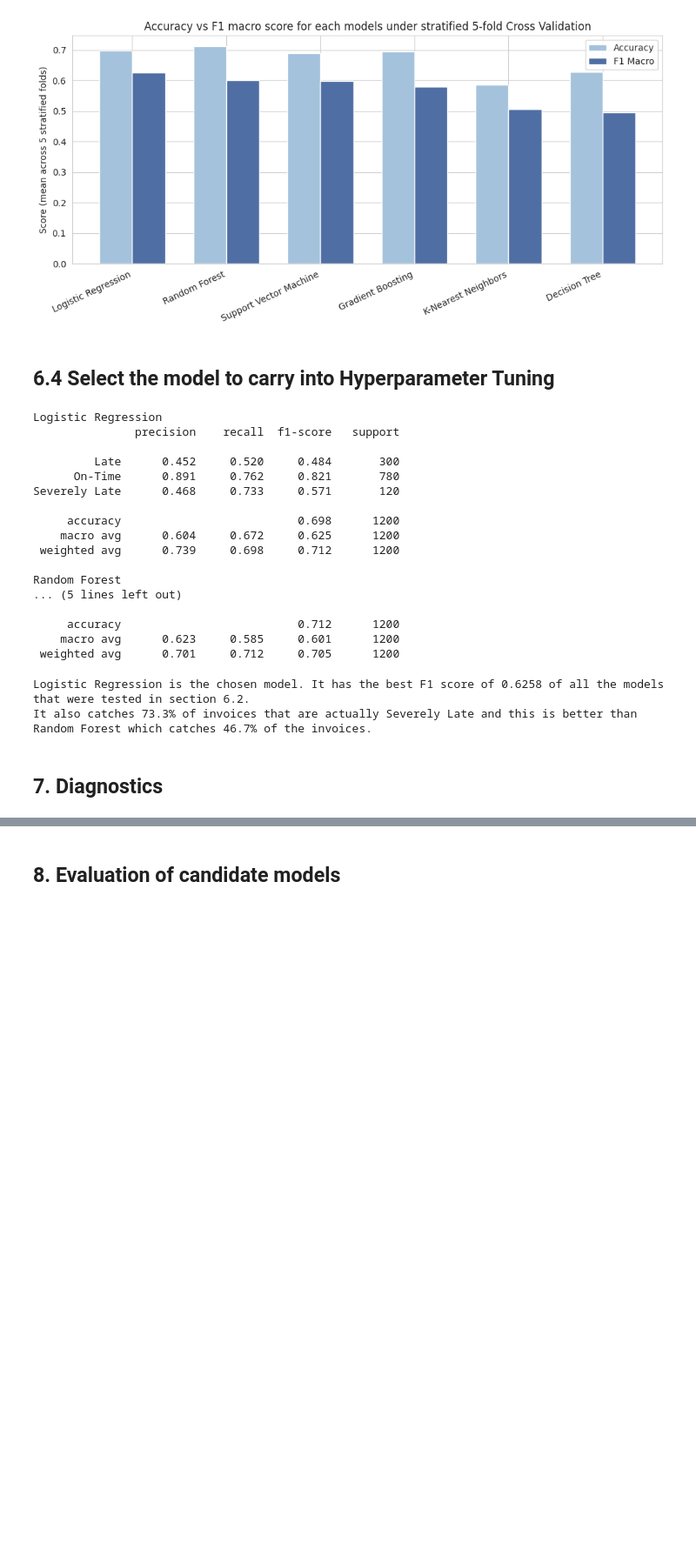
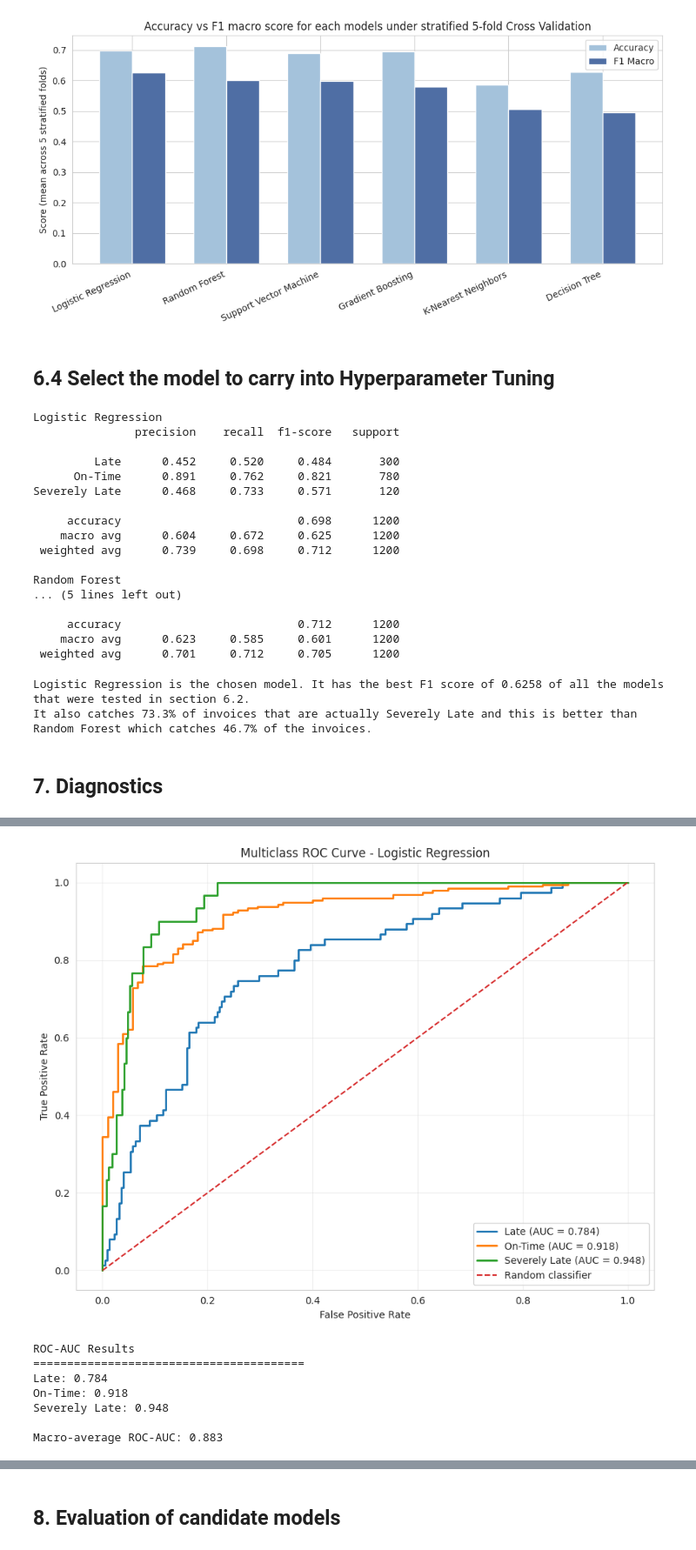
Before and after one commit to tanuiivy/bbt4106-202604-D4-classification, a Jupyter notebook: bbt4106_202604_D4_classification.ipynb, the cells around one changed output, grey strips where cells are left out. Shown at 87% size. Drawn from its saved outputs; the diff is of its cells as text; code cells hidden in the pictures; blank space fills up the shorter version.

```diff
--- a/bbt4106_202604_D4_classification.ipynb
+++ b/bbt4106_202604_D4_classification.ipynb
@@ -804,0 +954,78 @@ It also catches 73.3% of invoices that are actually Severely Late and this is be
+# %%
+# ============================================================
+# 7.4 Multiclass ROC Curve
+# ============================================================
+
+from sklearn.preprocessing import label_binarize
+from sklearn.metrics import roc_curve, auc, roc_auc_score
+
+# Get predicted probabilities
+y_test_proba = selected_pipe.predict_proba(X_test_sel)
+
+# Convert the multiclass target into one-vs-rest binary form
+y_test_bin = label_binarize(
+    y_test,
+    classes=class_labels
+)
+
+plt.figure(figsize=(9, 7))
+
+roc_auc_values = {}
+
+for i, class_name in enumerate(class_labels):
+
+    fpr, tpr, _ = roc_curve(
+        y_test_bin[:, i],
+        y_test_proba[:, i]
+    )
+
+    class_auc = auc(fpr, tpr)
+    roc_auc_values[class_name] = class_auc
+
+    plt.plot(
+        fpr,
+        tpr,
+        linewidth=2,
+        label=f"{class_name} (AUC = {class_auc:.3f})"
+    )
+
+# Random classifier reference line
+plt.plot(
+    [0, 1],
+    [0, 1],
+    linestyle="--",
+    label="Random classifier"
+)
+
+plt.xlabel("False Positive Rate")
+plt.ylabel("True Positive Rate")
+plt.title(f"Multiclass ROC Curve - {selected_model_name}")
+plt.legend()
+plt.grid(alpha=0.3)
+plt.tight_layout()
+plt.show()
+
+# Macro-average ROC-AUC
+macro_roc_auc = roc_auc_score(
+    y_test,
+    y_test_proba,
+    multi_class="ovr",
+    average="macro"
+)
+
+print("ROC-AUC Results")
+print("=" * 40)
+
+for class_name, value in roc_auc_values.items():
+    print(f"{class_name}: {value:.3f}")
+
+print(f"\nMacro-average ROC-AUC: {macro_roc_auc:.3f}")
+# %% [output]
+[figure, added]
+ROC-AUC Results
+========================================
+Late: 0.784
+On-Time: 0.918
+Severely Late: 0.948
+
+Macro-average ROC-AUC: 0.883
```
Also changed, not shown: parts of 23 cells of this notebook.
